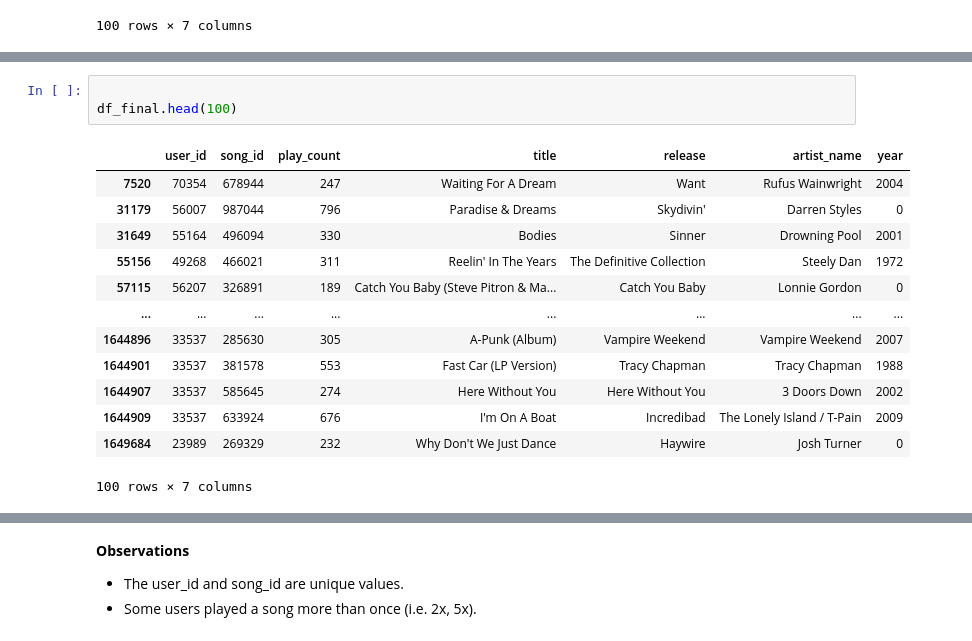
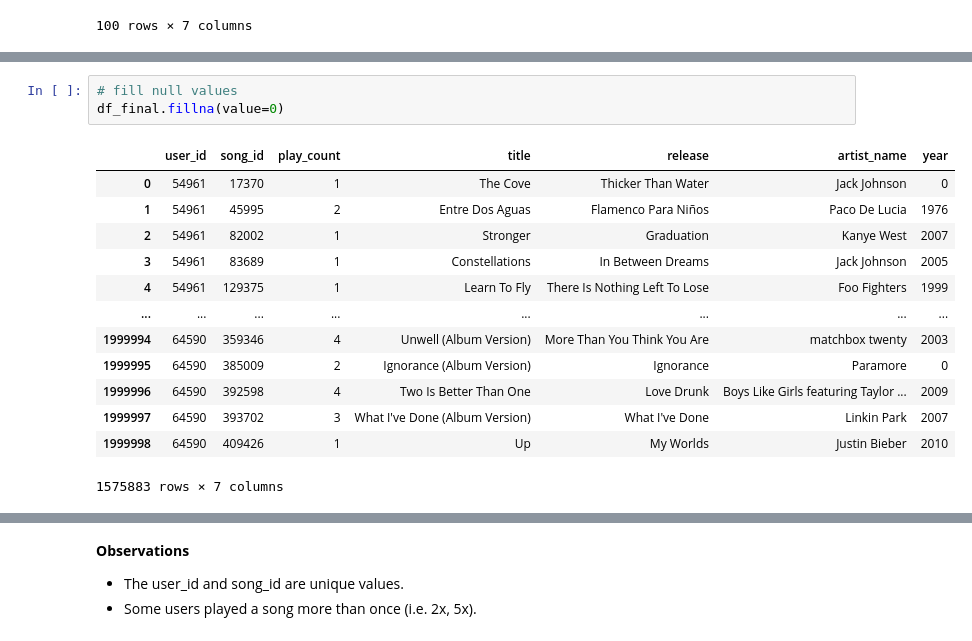
Before and after one commit to mariyaeggs/MIT_AI, a Jupyter notebook: Reference_Notebook_Milestone_1_Recommendation_Systems_Pipenv.ipynb, the cells around one changed output, grey strips where cells are left out. Saved outputs shown, nothing was run; the diff lists cells and outputs as text.

```diff
--- a/Reference_Notebook_Milestone_1_Recommendation_Systems_Pipenv.ipynb
+++ b/Reference_Notebook_Milestone_1_Recommendation_Systems_Pipenv.ipynb
@@ -244,17 +234,17 @@ df_final = df_final[~df_final['play_count'].isin(to_remove)]
-# %%
-
-df_final.head(100)
-# %% [output]
-|  | user_id | song_id | play_count | title | release | artist_name | year |
-| 7520 | 70354 | 678944 | 247 | Waiting For A Dream | Want | Rufus Wainwright | 2004 |
-| 31179 | 56007 | 987044 | 796 | Paradise & Dreams | Skydivin' | Darren Styles | 0 |
-| 31649 | 55164 | 496094 | 330 | Bodies | Sinner | Drowning Pool | 2001 |
-| 55156 | 49268 | 466021 | 311 | Reelin' In The Years | The Definitive Collection | Steely Dan | 1972 |
-| 57115 | 56207 | 326891 | 189 | Catch You Baby (Steve Pitron & Ma... | Catch You Baby | Lonnie Gordon | 0 |
-| ... | ... | ... | ... | ... | ... | ... | ... |
-| 1644896 | 33537 | 285630 | 305 | A-Punk (Album) | Vampire Weekend | Vampire Weekend | 2007 |
-| 1644901 | 33537 | 381578 | 553 | Fast Car (LP Version) | Tracy Chapman | Tracy Chapman | 1988 |
-| 1644907 | 33537 | 585645 | 274 | Here Without You | Here Without You | 3 Doors Down | 2002 |
-| 1644909 | 33537 | 633924 | 676 | I'm On A Boat | Incredibad | The Lonely Island / T-Pain | 2009 |
-| 1649684 | 23989 | 269329 | 232 | Why Don't We Just Dance | Haywire | Josh Turner | 0 |
-100 rows × 7 columns
+# %%
+# fill null values
+df_final.fillna(value=0)
+# %% [output]
+|  | user_id | song_id | play_count | title | release | artist_name | year |
+| 0 | 54961 | 17370 | 1 | The Cove | Thicker Than Water | Jack Johnson | 0 |
+| 1 | 54961 | 45995 | 2 | Entre Dos Aguas | Flamenco Para Niños | Paco De Lucia | 1976 |
+| 2 | 54961 | 82002 | 1 | Stronger | Graduation | Kanye West | 2007 |
+| 3 | 54961 | 83689 | 1 | Constellations | In Between Dreams | Jack Johnson | 2005 |
+| 4 | 54961 | 129375 | 1 | Learn To Fly | There Is Nothing Left To Lose | Foo Fighters | 1999 |
+| ... | ... | ... | ... | ... | ... | ... | ... |
+| 1999994 | 64590 | 359346 | 4 | Unwell (Album Version) | More Than You Think You Are | matchbox twenty | 2003 |
+| 1999995 | 64590 | 385009 | 2 | Ignorance (Album Version) | Ignorance | Paramore | 0 |
+| 1999996 | 64590 | 392598 | 4 | Two Is Better Than One | Love Drunk | Boys Like Girls featuring Taylor ... | 2009 |
+| 1999997 | 64590 | 393702 | 3 | What I've Done (Album Version) | What I've Done | Linkin Park | 2007 |
+| 1999998 | 64590 | 409426 | 1 | Up | My Worlds | Justin Bieber | 2010 |
+1575883 rows × 7 columns
```
Also changed, not shown: parts of 21 cells of this notebook.
